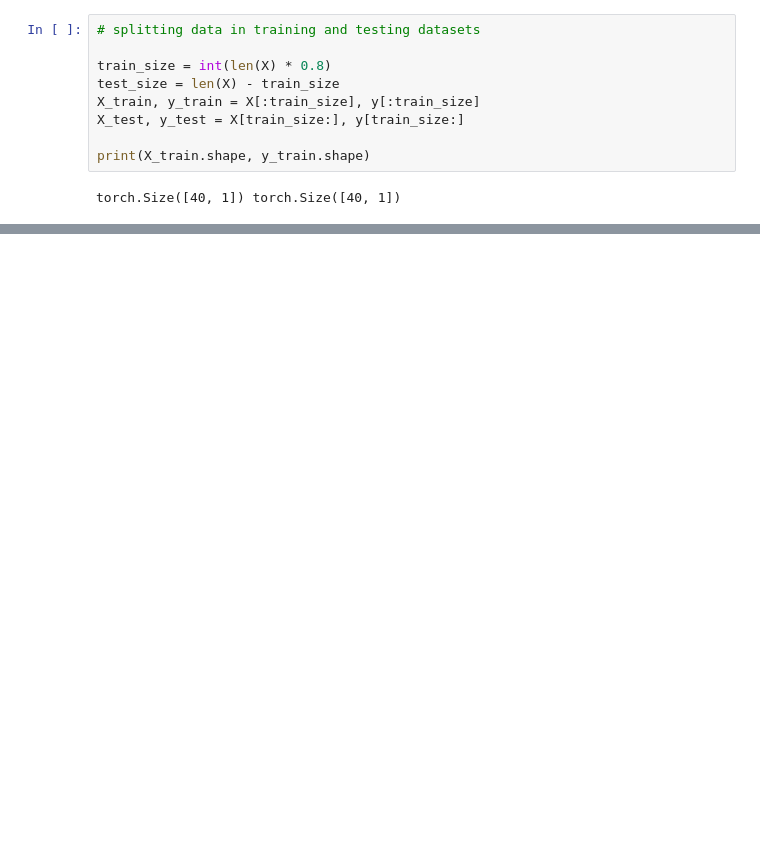
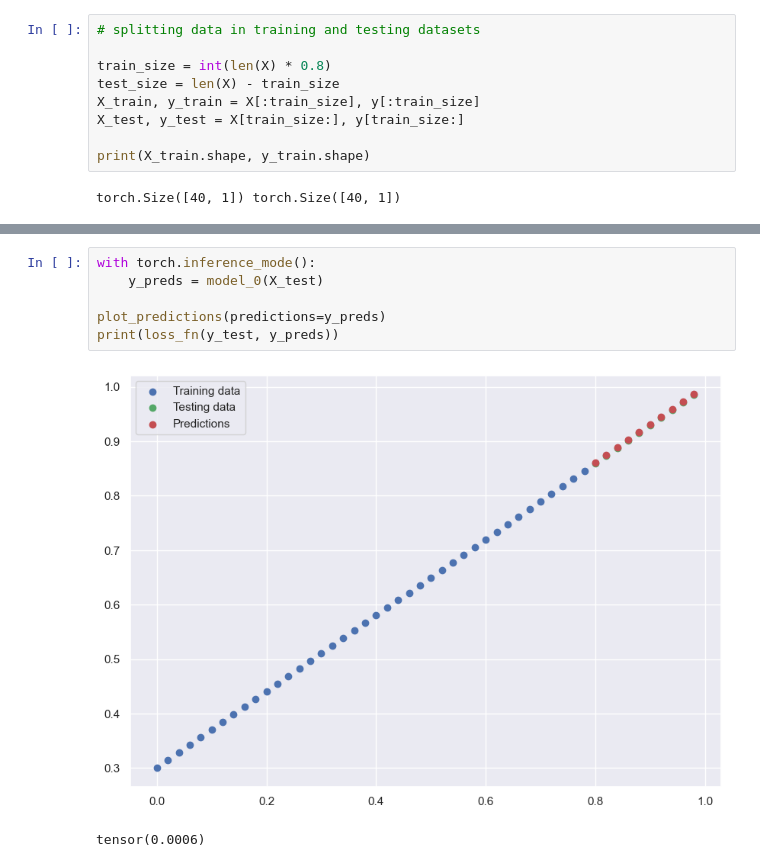
Before and after one commit to mariusdgm/pytorch_learn, a Jupyter notebook: notebooks/nb_1.ipynb, the cells around one changed output, grey strips where cells are left out. Drawn from its saved outputs; the diff is of its cells as text; blank space fills up the shorter version.

```diff
--- a/notebooks/nb_1.ipynb
+++ b/notebooks/nb_1.ipynb
@@ -58,0 +160,9 @@ plot_predictions()
+# %%
+with torch.inference_mode():
+    y_preds = model_0(X_test)
+
+plot_predictions(predictions=y_preds)
+print(loss_fn(y_test, y_preds))
+# %% [output]
+[figure, added]
+tensor(0.0006)
```
Also changed, not shown: parts of 30 cells of this notebook, 3 other files.
